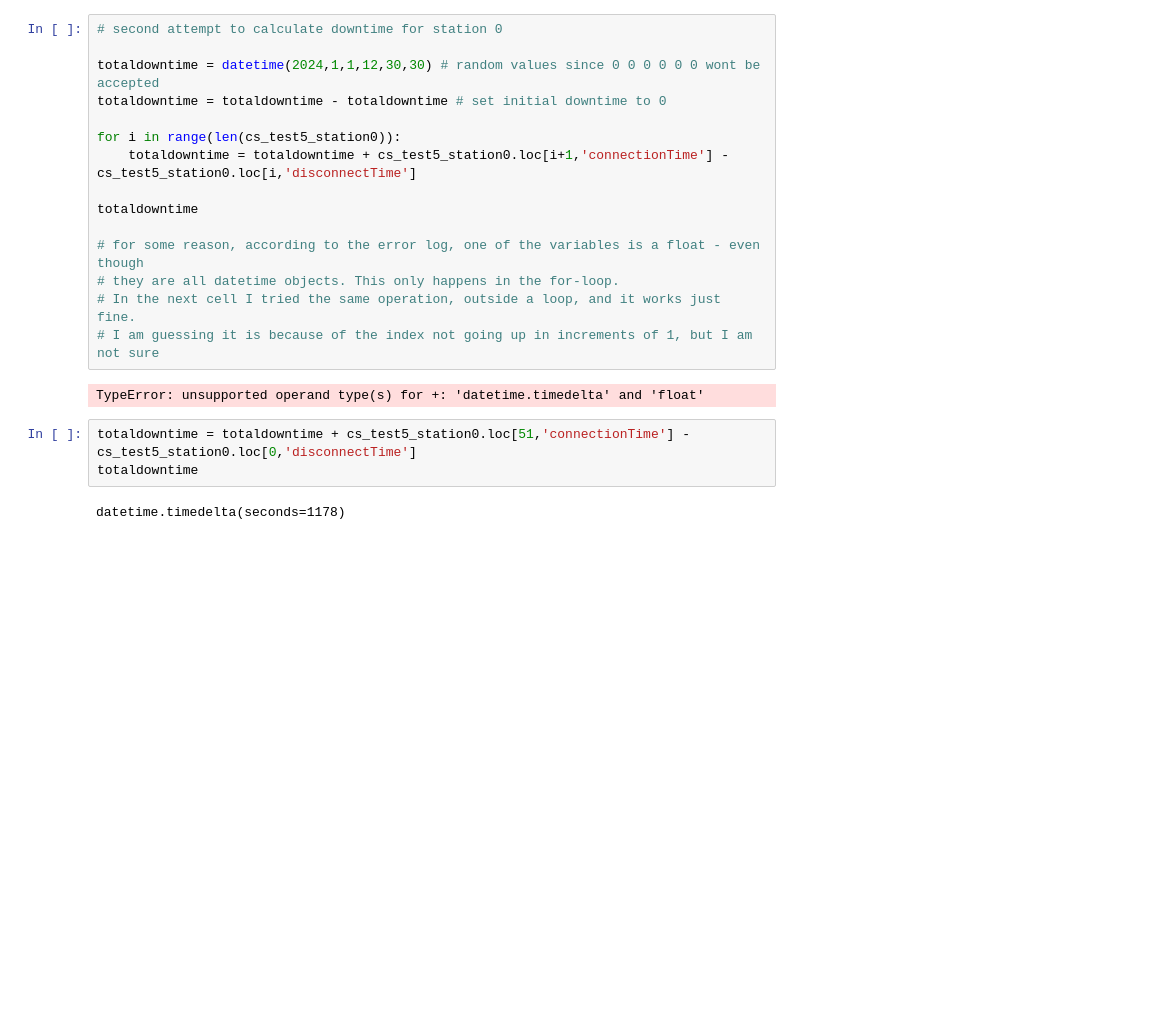
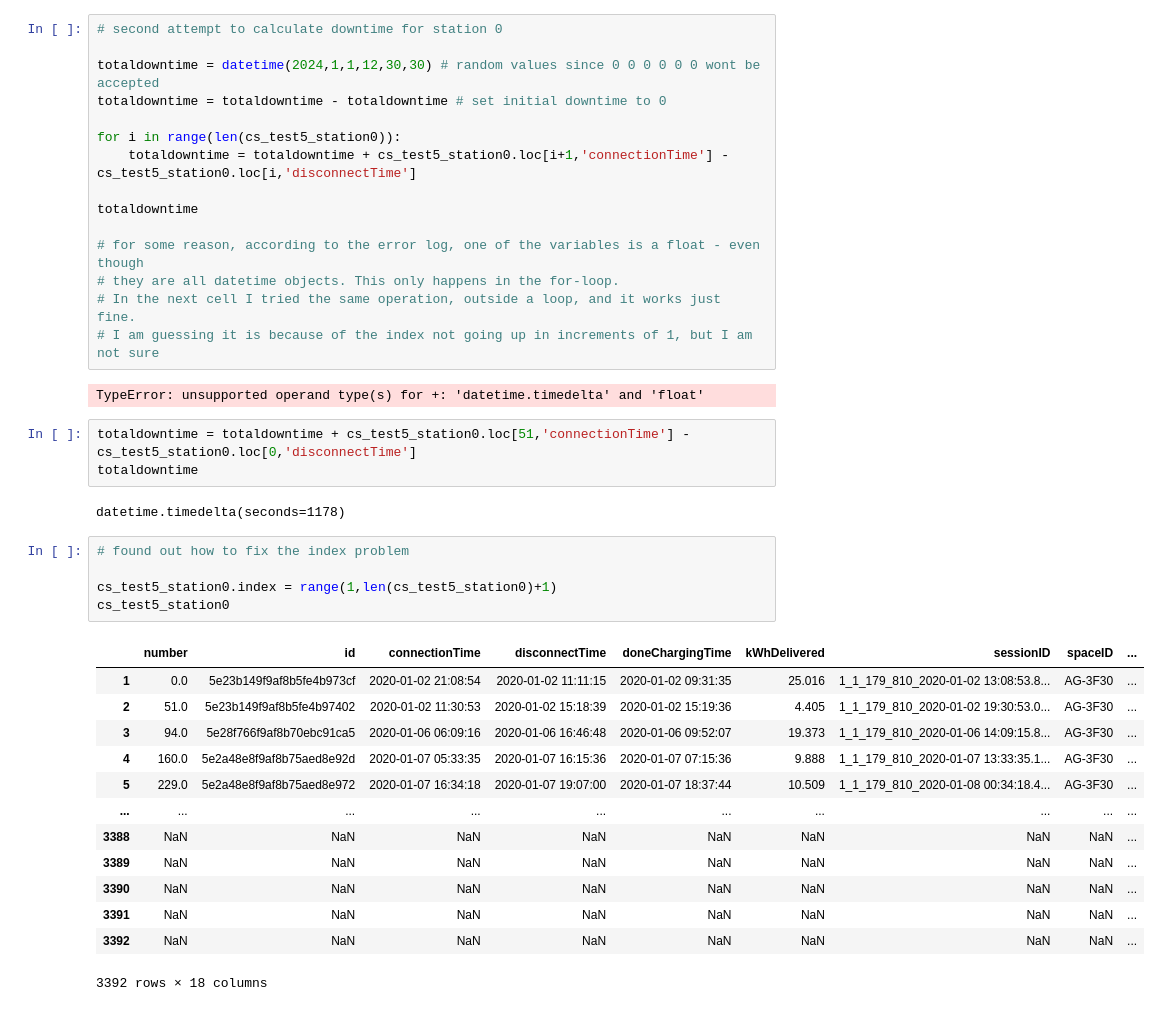
Before and after one commit to AnalyticsAvengers/AA_Project, a Jupyter notebook: 02_Descriptive_Analysis_testing_updated.ipynb, the cells around one changed output. Cells and saved outputs as stored; diff of their text form; blank space fills up the shorter version.

Commit message:
further updates, mainly 2(b)
ran into some problems with calculating charging station downtime

```diff
--- a/02_Descriptive_Analysis_testing_updated.ipynb
+++ b/02_Descriptive_Analysis_testing_updated.ipynb
@@ -1094,3 +1094,22 @@ totaldowntime = totaldowntime + cs_test5_station0.loc[51,'connectionTime'] - cs_
 totaldowntime
 # %% [output]
 datetime.timedelta(seconds=1178)
+# %%
+# found out how to fix the index problem
+
+cs_test5_station0.index = range(1,len(cs_test5_station0)+1)
+cs_test5_station0
+# %% [output]
+|  | number | id | connectionTime | disconnectTime | doneChargingTime | kWhDelivered | sessionID | spaceID | ... |
+| 1 | 0.0 | 5e23b149f9af8b5fe4b973cf | 2020-01-02 21:08:54 | 2020-01-02 11:11:15 | 2020-01-02 09:31:35 | 25.016 | 1_1_179_810_2020-01-02 13:08:53.8... | AG-3F30 | ... |
+| 2 | 51.0 | 5e23b149f9af8b5fe4b97402 | 2020-01-02 11:30:53 | 2020-01-02 15:18:39 | 2020-01-02 15:19:36 | 4.405 | 1_1_179_810_2020-01-02 19:30:53.0... | AG-3F30 | ... |
+| 3 | 94.0 | 5e28f766f9af8b70ebc91ca5 | 2020-01-06 06:09:16 | 2020-01-06 16:46:48 | 2020-01-06 09:52:07 | 19.373 | 1_1_179_810_2020-01-06 14:09:15.8... | AG-3F30 | ... |
+| 4 | 160.0 | 5e2a48e8f9af8b75aed8e92d | 2020-01-07 05:33:35 | 2020-01-07 16:15:36 | 2020-01-07 07:15:36 | 9.888 | 1_1_179_810_2020-01-07 13:33:35.1... | AG-3F30 | ... |
+| 5 | 229.0 | 5e2a48e8f9af8b75aed8e972 | 2020-01-07 16:34:18 | 2020-01-07 19:07:00 | 2020-01-07 18:37:44 | 10.509 | 1_1_179_810_2020-01-08 00:34:18.4... | AG-3F30 | ... |
+| ... | ... | ... | ... | ... | ... | ... | ... | ... | ... |
+| 3388 | NaN | NaN | NaN | NaN | NaN | NaN | NaN | NaN | ... |
+| 3389 | NaN | NaN | NaN | NaN | NaN | NaN | NaN | NaN | ... |
+| 3390 | NaN | NaN | NaN | NaN | NaN | NaN | NaN | NaN | ... |
+| 3391 | NaN | NaN | NaN | NaN | NaN | NaN | NaN | NaN | ... |
+| 3392 | NaN | NaN | NaN | NaN | NaN | NaN | NaN | NaN | ... |
+3392 rows × 18 columns
```
Also changed, not shown: parts of 4 cells of this notebook.
